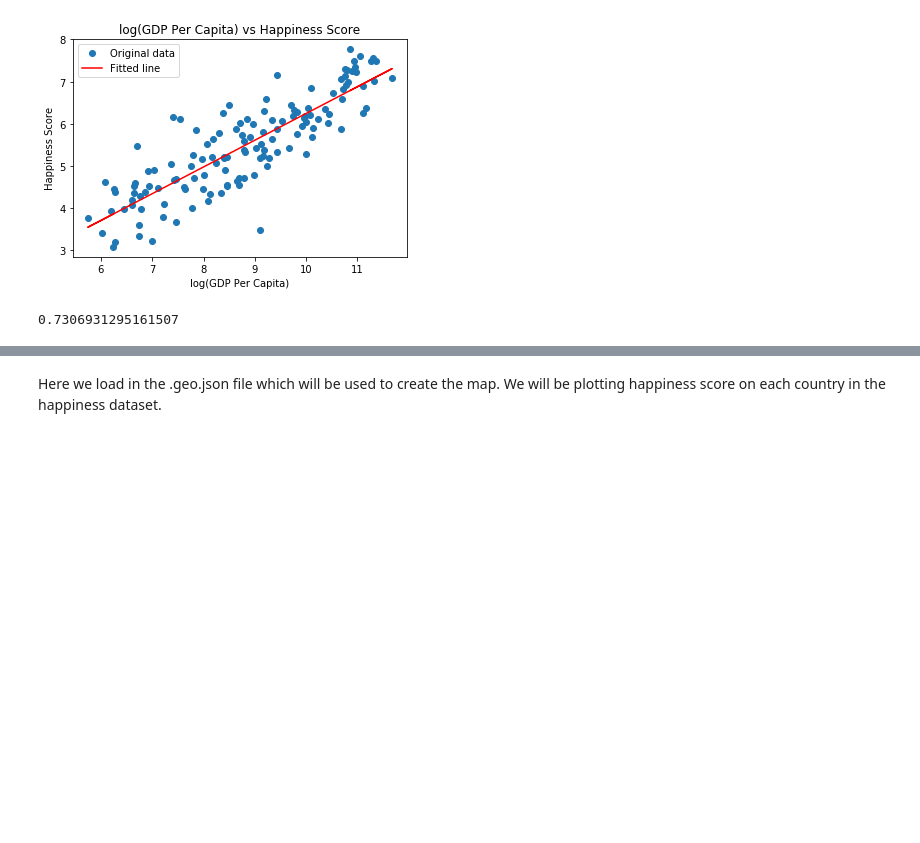
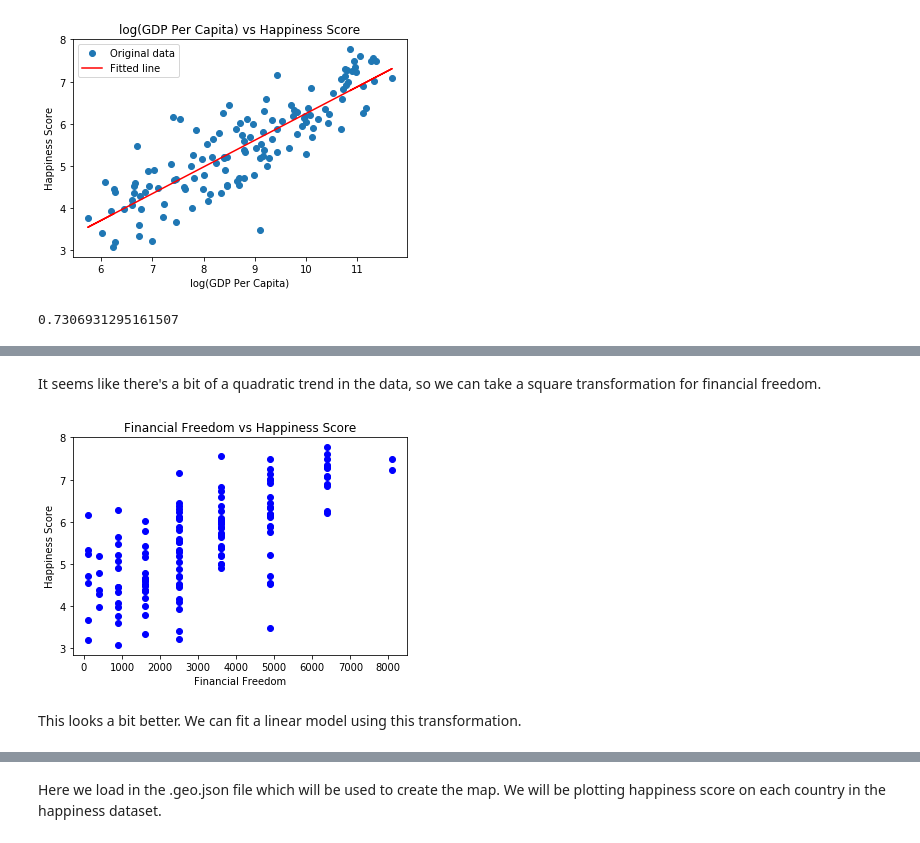
Before and after one commit to wjduq/Economic-Analysis, a Jupyter notebook: Project.ipynb, the cells around one changed output, grey strips where cells are left out. Drawn from its saved outputs; the diff is of its cells as text; code cells hidden in the pictures; blank space fills up the shorter version.

```diff
--- a/Project.ipynb
+++ b/Project.ipynb
@@ -185,0 +216,13 @@ rSquare3
+# %% [markdown]
+It seems like there's a bit of a quadratic trend in the data, so we can take a square transformation for financial freedom.
+# %%
+#Fourth Model
+pyplot.plot(df_final["Financial Freedom"]**2,df_final["Happiness Score"], "bo")
+pyplot.xlabel("Financial Freedom")
+pyplot.ylabel("Happiness Score")
+pyplot.title("Financial Freedom vs Happiness Score")
+pyplot.show()
+# %% [output]
+[figure, added]
+# %% [markdown]
+This looks a bit better. We can fit a linear model using this transformation.
```
Also changed, not shown: parts of 30 cells of this notebook.
